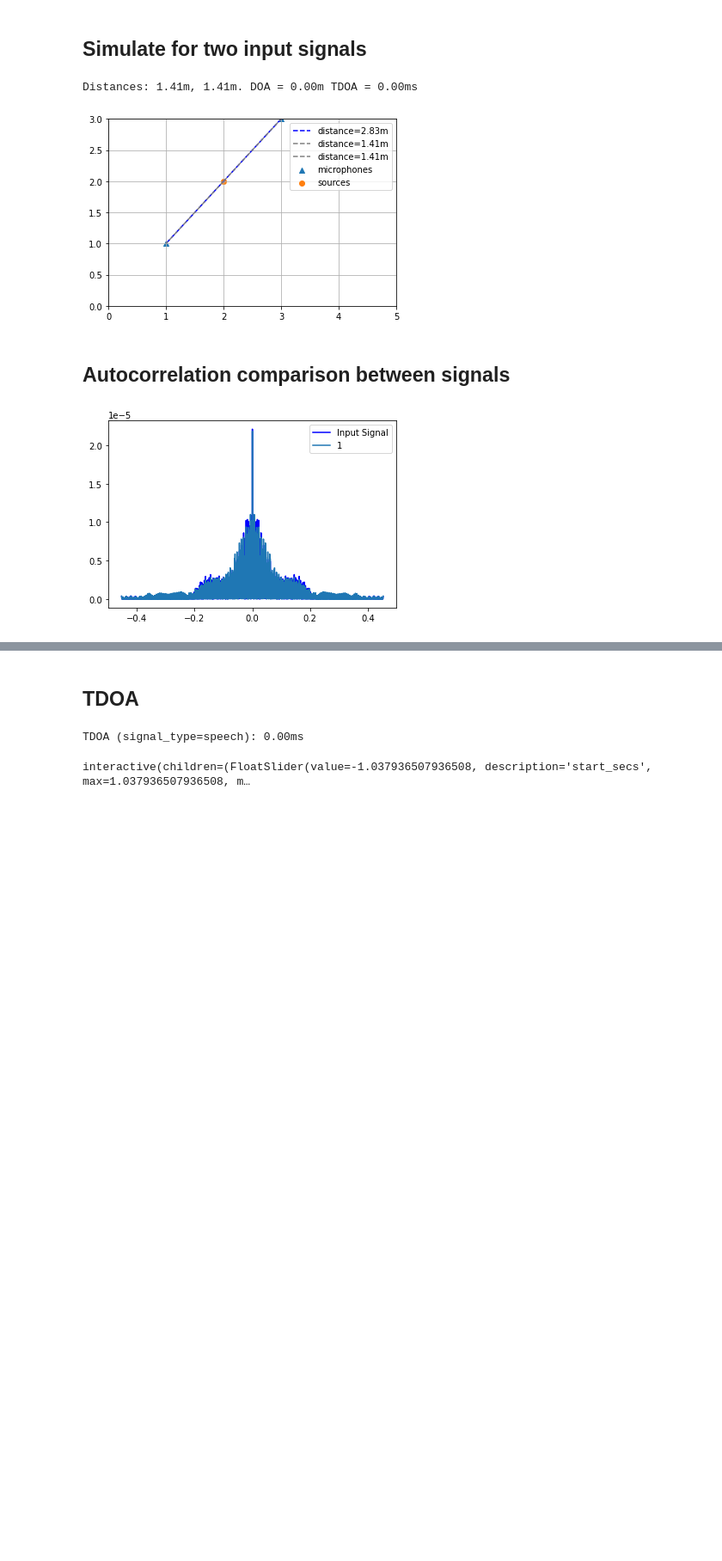
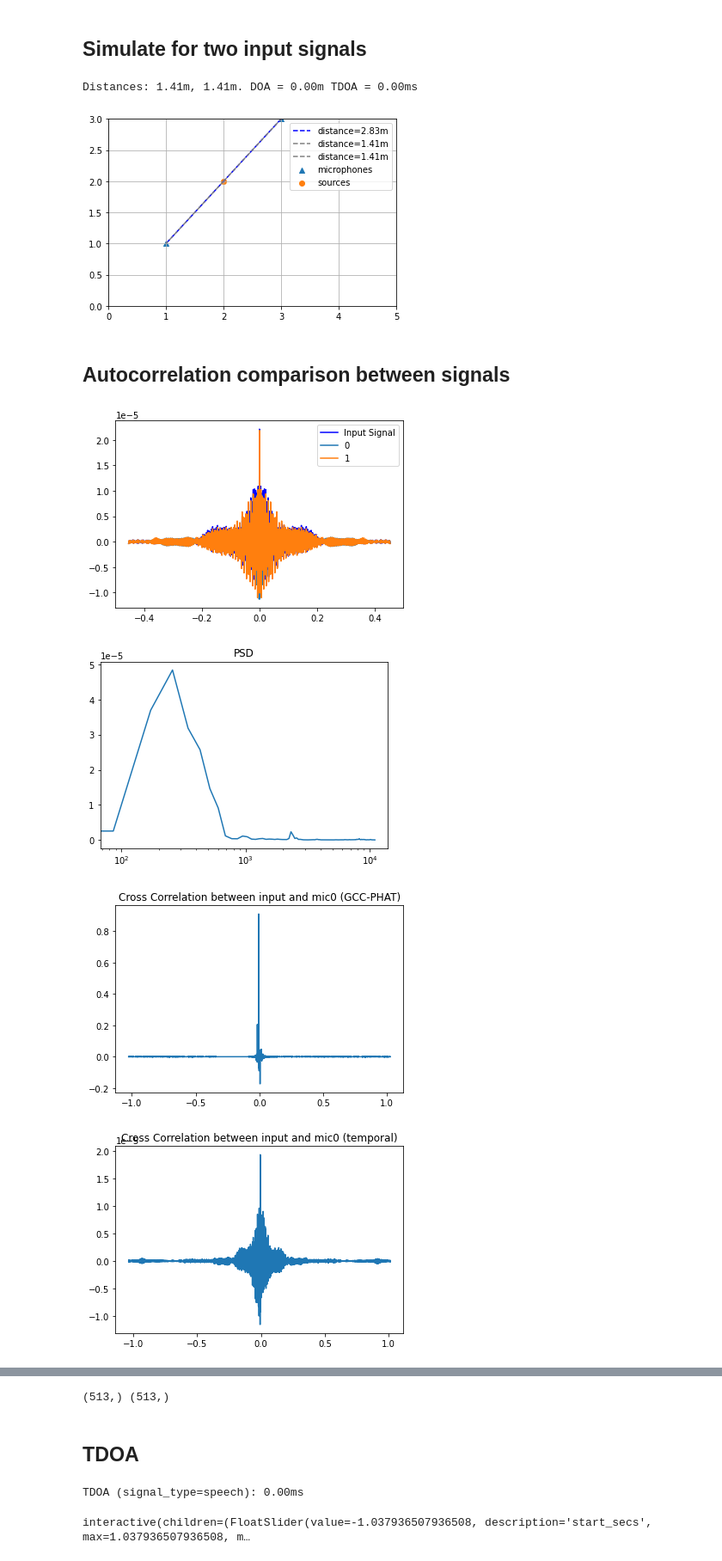
Before and after one commit to SOUNDS-RESEARCH/complex_neural_source_localization, a Jupyter notebook: notebooks/Reverberation Autocorrelation.ipynb, the cells around one changed output, grey strips where cells are left out. Shown at 86% size. Drawn from its saved outputs; the diff is of its cells as text; code cells hidden in the pictures; blank space fills up the shorter version.

```diff
--- a/notebooks/Reverberation Autocorrelation.ipynb
+++ b/notebooks/Reverberation Autocorrelation.ipynb
@@ -9,11 +9,12 @@ import sys
 
 from ipywidgets import interact_manual, FloatSlider
 from matplotlib import pyplot as plt
+from scipy.signal.signaltools import correlate, correlation_lags
+from scipy.signal import welch, csd
 
 from pyroomasync.settings import SPEED_OF_SOUND
 from pyroomasync.room import ConnectedShoeBox
 from pyroomasync.simulator import simulate
-from scipy.signal.signaltools import correlate, correlation_lags
 
 sys.path.append("..")
 import tdoa
@@ -22,7 +23,7 @@ from datasets.math_utils import compute_distance
 
 from tdoa.visualization import plot_mics_and_sources
 
-from datasets.random import generate_random_source_signal
+from datasets.random import generate_random_signal
 
 # Increasing room size means lower reverberation
 ROOM_DIM = [5, 3, 3]
@@ -31,7 +32,7 @@ MIC_LOCATIONS = [[3, 3, 1], [1, 1, 1]]
 SIGNAL_TYPE = "speech" # speech | noise
 DELAY = 0e-3
 
-CORRELATION_MODE = "vanilla" # gcc_phat | vanilla
+CORRELATION_MODE = "temporal" # gcc_phat | temporal
 # %% [markdown]
 ## Simulate for two input signals
 # %%
@@ -39,7 +40,7 @@ def load_signal(signal_type):
     input_signal, fs = librosa.load("../tests/fixtures/p225_001.wav")
 
     if signal_type == "noise":
-        input_signal, _ = generate_random_signalfs, input_signal.shape[0]/fs, random_gain=False)
+        input_signal, _ = generate_signal(fs, input_signal.shape[0]/fs, random_gain=False)
 
     return input_signal, fs
 
@@ -86,7 +87,7 @@ def temporal_cross_correlation(x1, x2, fs):
     cc = correlate(x1, x2, mode="same")
     lag_indexes = correlation_lags(x1.shape[0], x2.shape[0], mode="same")
 
-    cc = np.abs(cc)
+    cc = cc
 
     return cc, lag_indexes/fs
 
@@ -120,35 +121,64 @@ def gcc_phat(x1, x2, fs):
 
 
 def cross_correlation(x1, x2, fs, mode=CORRELATION_MODE):
-    if mode == "vanilla":
+    if mode == "temporal":
         return temporal_cross_correlation(x1, x2, fs)
     elif mode == "gcc_phat":
         return gcc_phat(x1, x2, fs)
 
 
 def auto_correlation(x, fs, mode=CORRELATION_MODE):
     return cross_correlation(x, x, fs, mode)
 
 
 def plot_output_autocorrelation(input_signal, simulated_microphone_signals):
 
     center = int(input_signal.shape[0]/2)
     autocorrelation, lag_indexes = auto_correlation(input_signal, fs)
     plt.plot(lag_indexes[center-10000:center+10000], autocorrelation[center-10000:center+10000], label="Input Signal", color="b")
 
     center = int(simulated_microphone_signals[0].shape[0]/2)
     for i, signal in enumerate(simulated_microphone_signals):
-        if i == 0:
-            continue
         autocorrelation, lag_indexes = auto_correlation(signal, fs)
         plt.plot(lag_indexes[center-10000:center+10000], autocorrelation[center-10000:center+10000], label=i) # [22500:23500]
 
 
 
     plt.legend()
     plt.show()
 
 
 plot_output_autocorrelation(input_signal, simulated_microphone_signals)
+
+
+freqs, psd = welch(simulated_microphone_signals[1], fs)
+
+plt.semilogx(freqs, psd)
+plt.title("PSD")
+plt.show()
+
+
+cc, lags = cross_correlation(input_signal, simulated_microphone_signals[0], fs, mode="gcc_phat")
+plt.plot(lags, cc)
+plt.title("Cross Correlation between input and mic0 (GCC-PHAT)")
+
+plt.show()
+
+cc, lags = cross_correlation(input_signal, simulated_microphone_signals[0], fs, mode="temporal")
+plt.plot(lags, cc)
+plt.title("Cross Correlation between input and mic0 (temporal)")
+
+plt.show()
+f, Pxy = csd(input_signal, simulated_microphone_signals[0], fs, nperseg=1024)
+plt.semilogy(f, np.abs(Pxy))
+plt.xlabel('frequency [Hz]')
+plt.ylabel('CSD [V**2/Hz]')
+plt.title("Cross Spectral Density between input and mic0")
+plt.show()
+
+print(f.shape, Pxy.shape)
 # %% [output]
-[figure, old version]
+[figure, new version]
+[figure, added]
+[figure, added]
+[figure, added]
@@ -155,3 +186,4 @@ plot_output_autocorrelation(input_signal, simulated_microphone_signals)
+(513,) (513,)
 # %% [markdown]
 ## TDOA
 # %%
```
Also changed, not shown: parts of 1 cell of this notebook, 5 other files.
